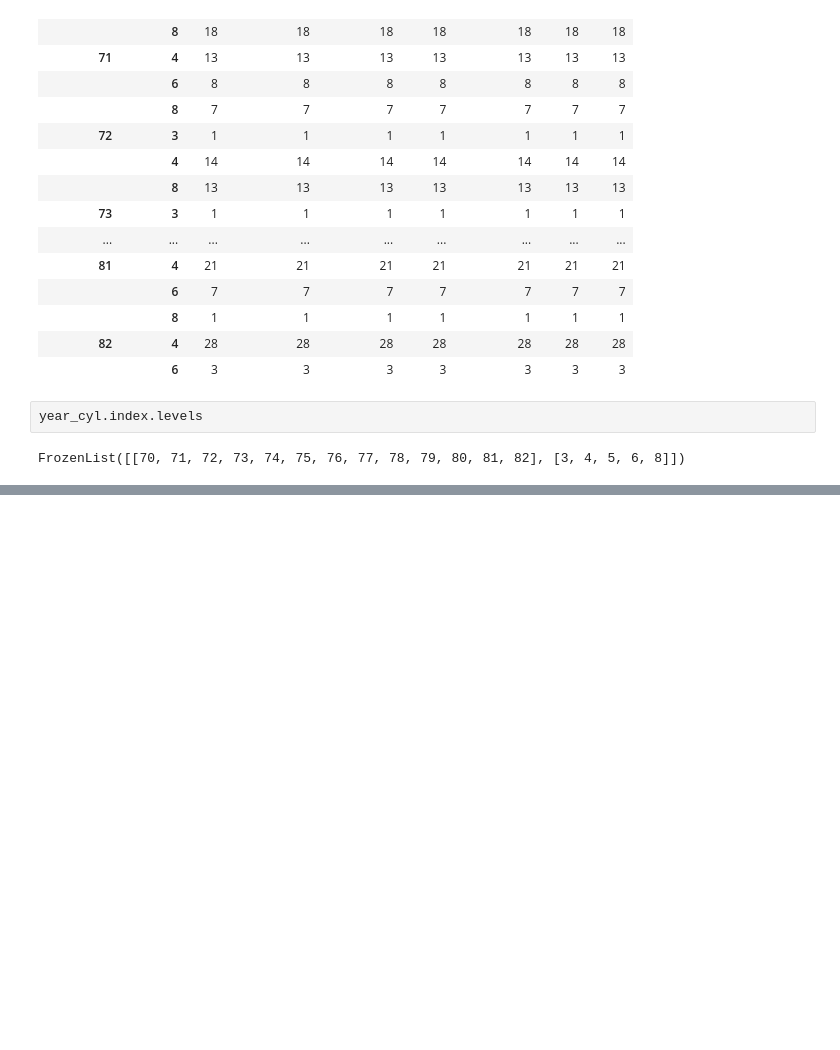
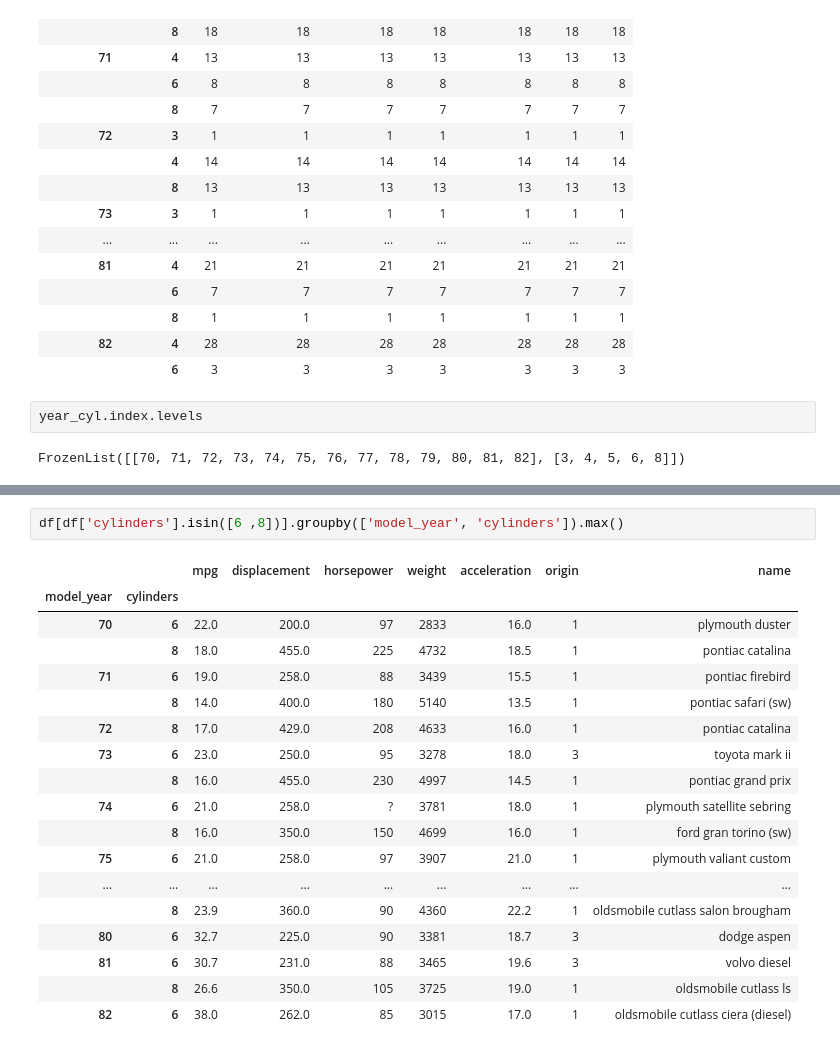
Before and after one commit to JovanTTT/MachineLearning-Course, a Jupyter notebook: Pandas.ipynb, the cells around one changed output, grey strips where cells are left out. Saved outputs shown, nothing was run; the diff lists cells and outputs as text; blank space fills up the shorter version.

```diff
--- a/Pandas.ipynb
+++ b/Pandas.ipynb
@@ -1459,0 +1519,21 @@ Name: (70, 4), dtype: object
+# %%
+df[df['cylinders'].isin([6 ,8])].groupby(['model_year', 'cylinders']).max()
+# %% [output]
+|  |  | mpg | displacement | horsepower | weight | acceleration | origin | name |
+| model_year | cylinders |  |  |  |  |  |  |  |
+| 70 | 6 | 22.0 | 200.0 | 97 | 2833 | 16.0 | 1 | plymouth duster |
+|  | 8 | 18.0 | 455.0 | 225 | 4732 | 18.5 | 1 | pontiac catalina |
+| 71 | 6 | 19.0 | 258.0 | 88 | 3439 | 15.5 | 1 | pontiac firebird |
+|  | 8 | 14.0 | 400.0 | 180 | 5140 | 13.5 | 1 | pontiac safari (sw) |
+| 72 | 8 | 17.0 | 429.0 | 208 | 4633 | 16.0 | 1 | pontiac catalina |
+| 73 | 6 | 23.0 | 250.0 | 95 | 3278 | 18.0 | 3 | toyota mark ii |
+|  | 8 | 16.0 | 455.0 | 230 | 4997 | 14.5 | 1 | pontiac grand prix |
+| 74 | 6 | 21.0 | 258.0 | ? | 3781 | 18.0 | 1 | plymouth satellite sebring |
+|  | 8 | 16.0 | 350.0 | 150 | 4699 | 16.0 | 1 | ford gran torino (sw) |
+| 75 | 6 | 21.0 | 258.0 | 97 | 3907 | 21.0 | 1 | plymouth valiant custom |
+| ... | ... | ... | ... | ... | ... | ... | ... | ... |
+|  | 8 | 23.9 | 360.0 | 90 | 4360 | 22.2 | 1 | oldsmobile cutlass salon brougham |
+| 80 | 6 | 32.7 | 225.0 | 90 | 3381 | 18.7 | 3 | dodge aspen |
+| 81 | 6 | 30.7 | 231.0 | 88 | 3465 | 19.6 | 3 | volvo diesel |
+|  | 8 | 26.6 | 350.0 | 105 | 3725 | 19.0 | 1 | oldsmobile cutlass ls |
+| 82 | 6 | 38.0 | 262.0 | 85 | 3015 | 17.0 | 1 | oldsmobile cutlass ciera (diesel) |
```
Also changed, not shown: parts of 12 cells of this notebook.
